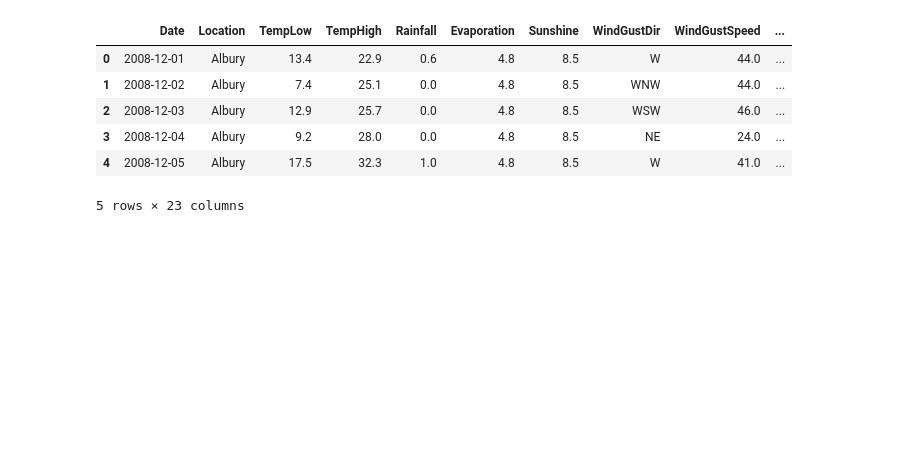
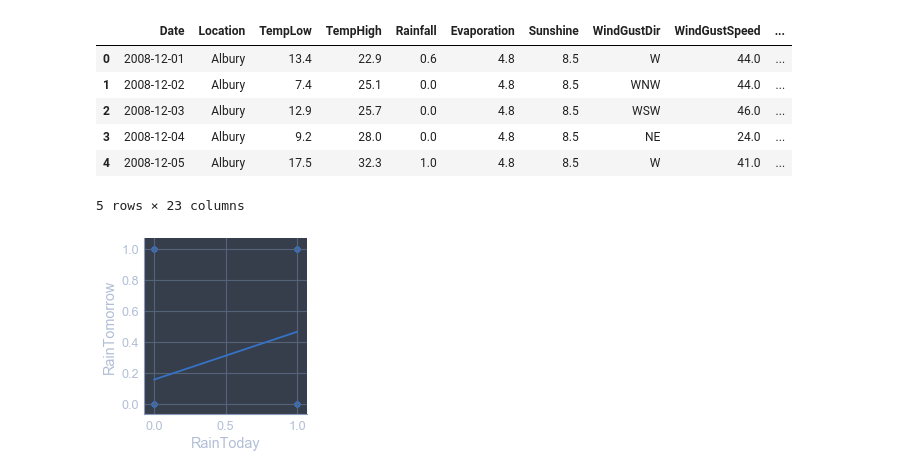
Before and after one commit to EricB10/rain-predictions-australia-project, a Jupyter notebook: eric_notebook.ipynb, the cells around one changed output. Drawn from its saved outputs; the diff is of its cells as text; code cells hidden in the pictures; blank space fills up the shorter version.

Commit message:
data vis

```diff
--- a/eric_notebook.ipynb
+++ b/eric_notebook.ipynb
@@ -91,3 +96,8 @@ df.head()
 | 3 | 2008-12-04 | Albury | 9.2 | 28.0 | 0.0 | 4.8 | 8.5 | NE | 24.0 | ... |
 | 4 | 2008-12-05 | Albury | 17.5 | 32.3 | 1.0 | 4.8 | 8.5 | W | 41.0 | ... |
 5 rows × 23 columns
+# %%
+sns.pairplot(data=df, x_vars='RainToday', y_vars='RainTomorrow', kind='reg', height=3)
+plt.show()
+# %% [output]
+[figure, added]
```
Also changed, not shown: parts of 7 cells of this notebook.
